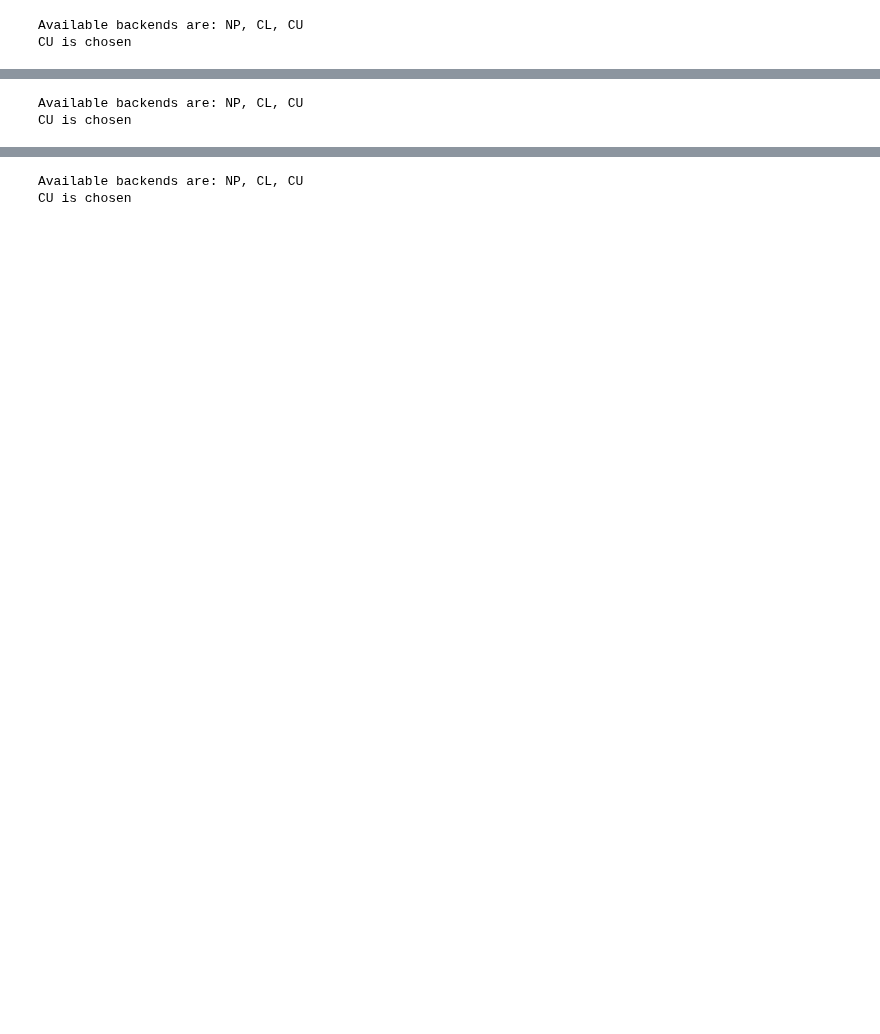
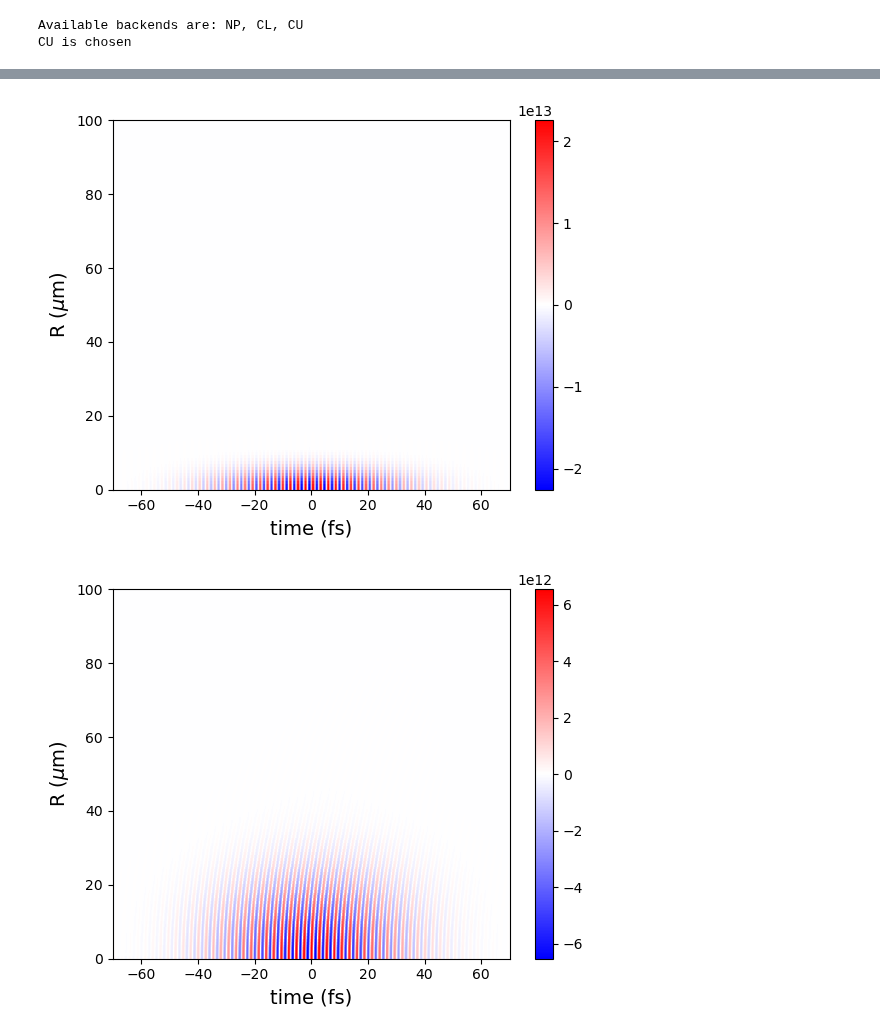
Before and after one commit to LASY-org/lasy, a Jupyter notebook: examples/lasy_propagator_test.ipynb, the cells around one changed output, grey strips where cells are left out. Drawn from its saved outputs; the diff is of its cells as text; code cells hidden in the pictures; blank space fills up the shorter version.

```diff
--- a/examples/lasy_propagator_test.ipynb
+++ b/examples/lasy_propagator_test.ipynb
@@ -21,15 +21,15 @@ profile = GaussianProfile(wavelength, pol, laser_energy, w0, tau, t_peak)
 
 dim = 'rt'
 lo = (0e-6, -150e-15)
-hi = (50e-6, 150e-15)
+hi = (100e-6, 150e-15)
 npoints = (128, 64)
 
 laser = Laser(dim, lo, hi, npoints, profile)
 # %%
-propagate_step = 250e-6
+propagate_step = 400e-6
 
 for step in range(3):
-    A_loc, my_extent = laser.get_full_field(T_range=[-80e-15, 80e-15])
+    A_loc, my_extent = laser.get_full_field(T_range=[-70e-15, 70e-15])
     my_extent[:2] *= 1e15
     my_extent[2:] *= 1e6
 
@@ -37,6 +37,7 @@ for step in range(3):
     plt.imshow( np.real(A_loc).T,
                 origin='lower',
                 aspect='auto',
+                interpolation='none',
                 extent=my_extent,
                 cmap=plt.cm.bwr )
 
@@ -55,2 +51,0 @@ CU is chosen
-Available backends are: NP, CL, CU
-CU is chosen
@@ -59,2 +52,2 @@ CU is chosen
-Available backends are: NP, CL, CU
-CU is chosen
+[figure, added]
+[figure, added]
```
Also changed, not shown: parts of 5 cells of this notebook, 1 other file.
